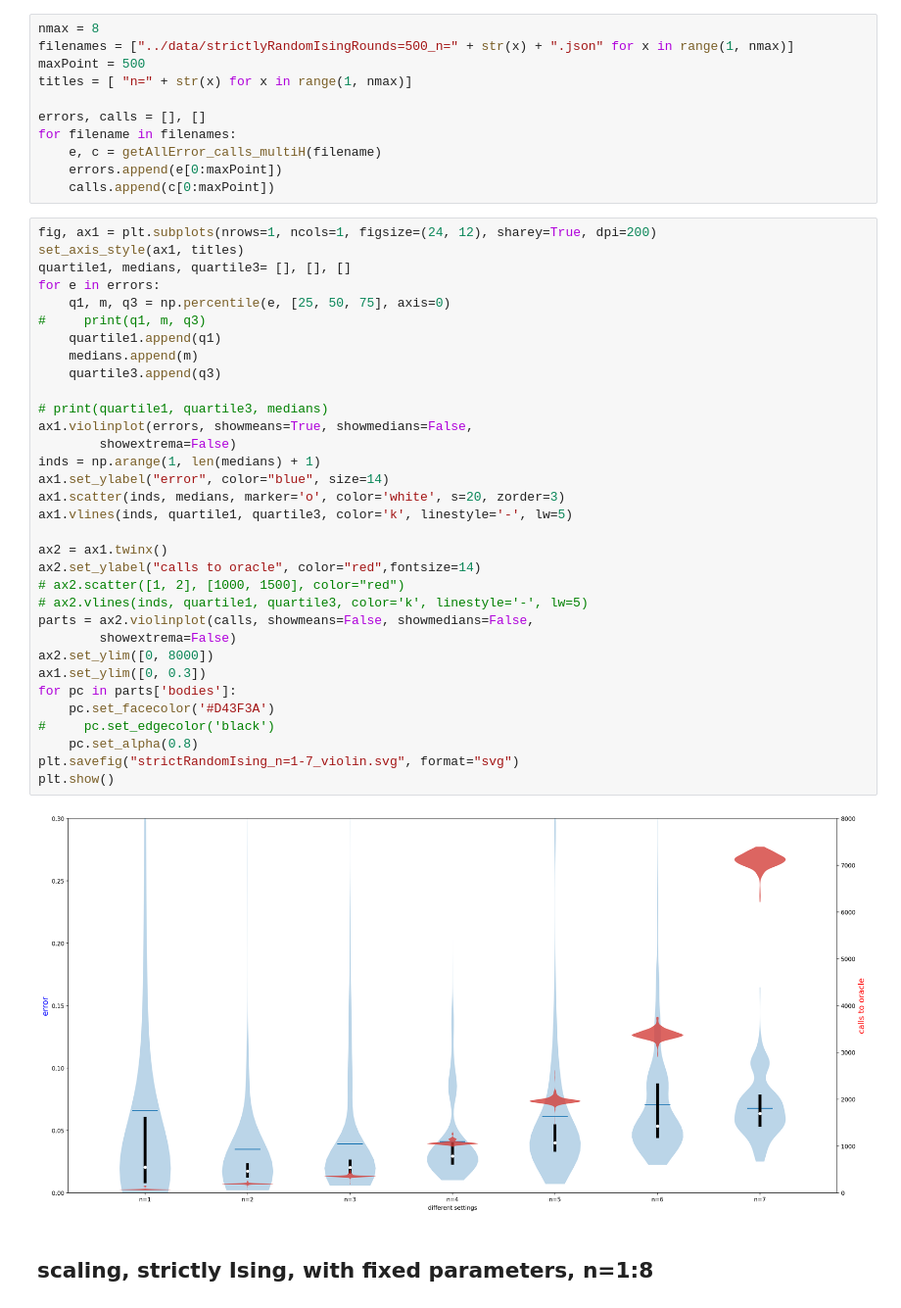
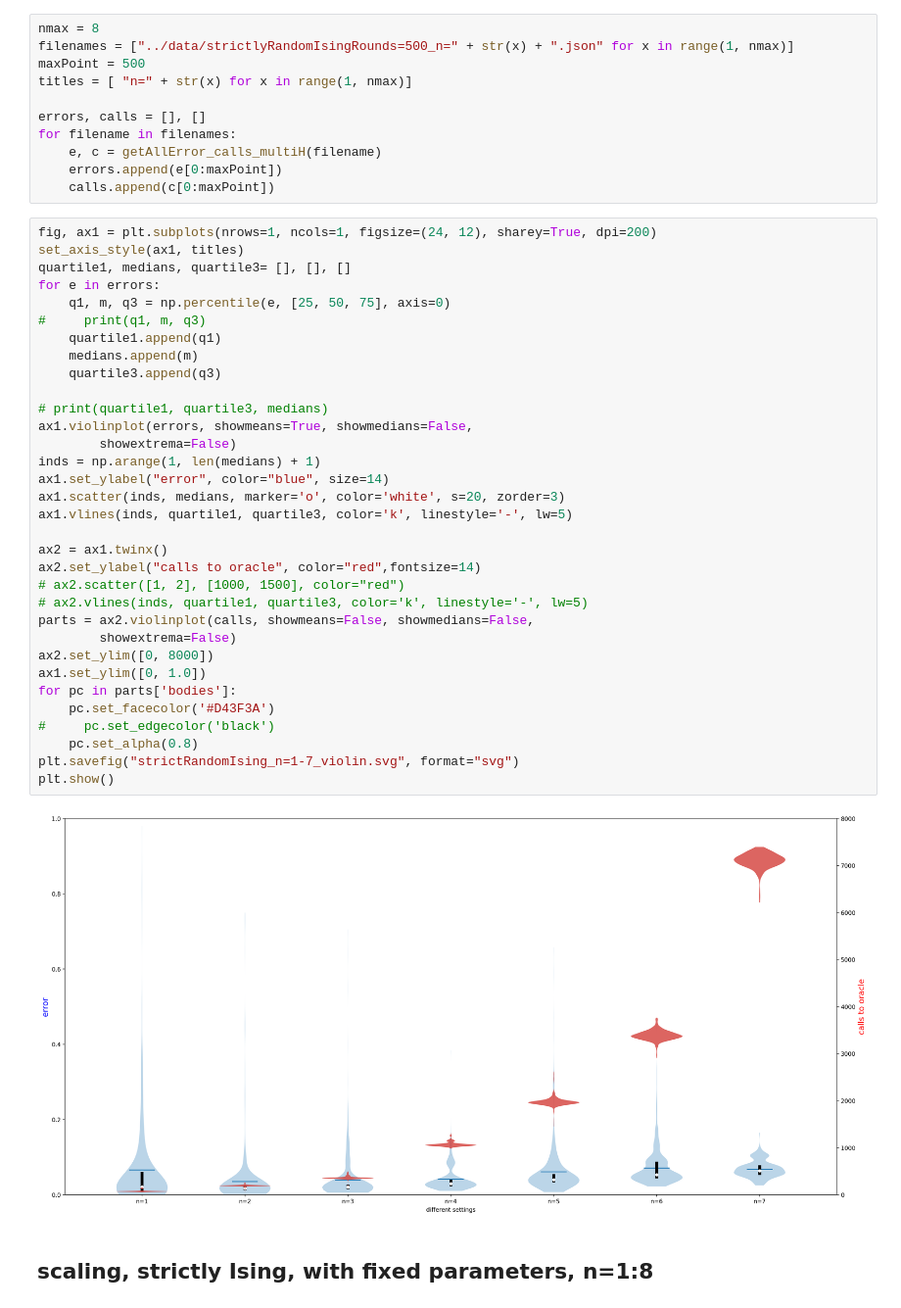
Before and after one commit to zyHan2077/HamiltonianLearning, a Jupyter notebook: plot/dataPresentation.ipynb, the cells around one changed output. Shown at 98% size. Saved outputs shown, nothing was run; the diff lists cells and outputs as text.

```diff
--- a/plot/dataPresentation.ipynb
+++ b/plot/dataPresentation.ipynb
@@ -74,35 +74,35 @@ set_axis_style(ax1, titles)
 quartile1, medians, quartile3= [], [], []
 for e in errors:
     q1, m, q3 = np.percentile(e, [25, 50, 75], axis=0)
 #     print(q1, m, q3)
     quartile1.append(q1)
     medians.append(m)
     quartile3.append(q3)
 
 # print(quartile1, quartile3, medians)
 ax1.violinplot(errors, showmeans=True, showmedians=False,
         showextrema=False)
 inds = np.arange(1, len(medians) + 1)
 ax1.set_ylabel("error", color="blue", size=14)
 ax1.scatter(inds, medians, marker='o', color='white', s=20, zorder=3)
 ax1.vlines(inds, quartile1, quartile3, color='k', linestyle='-', lw=5)
 
 ax2 = ax1.twinx()
 ax2.set_ylabel("calls to oracle", color="red",fontsize=14)
 # ax2.scatter([1, 2], [1000, 1500], color="red")
 # ax2.vlines(inds, quartile1, quartile3, color='k', linestyle='-', lw=5)
 parts = ax2.violinplot(calls, showmeans=False, showmedians=False,
         showextrema=False)
 ax2.set_ylim([0, 8000])
-ax1.set_ylim([0, 0.3])
+ax1.set_ylim([0, 1.0])
 for pc in parts['bodies']:
     pc.set_facecolor('#D43F3A')
 #     pc.set_edgecolor('black')
     pc.set_alpha(0.8)
 plt.savefig("strictRandomIsing_n=1-7_violin.svg", format="svg")
 plt.show()
 # %% [output]
-[figure, old version]
+[figure, new version]
 # %% [markdown]
 ## scaling, strictly Ising, with fixed parameters, n=1:8
 # %%
```
Also changed, not shown: parts of 3 cells of this notebook, 13 other files.
